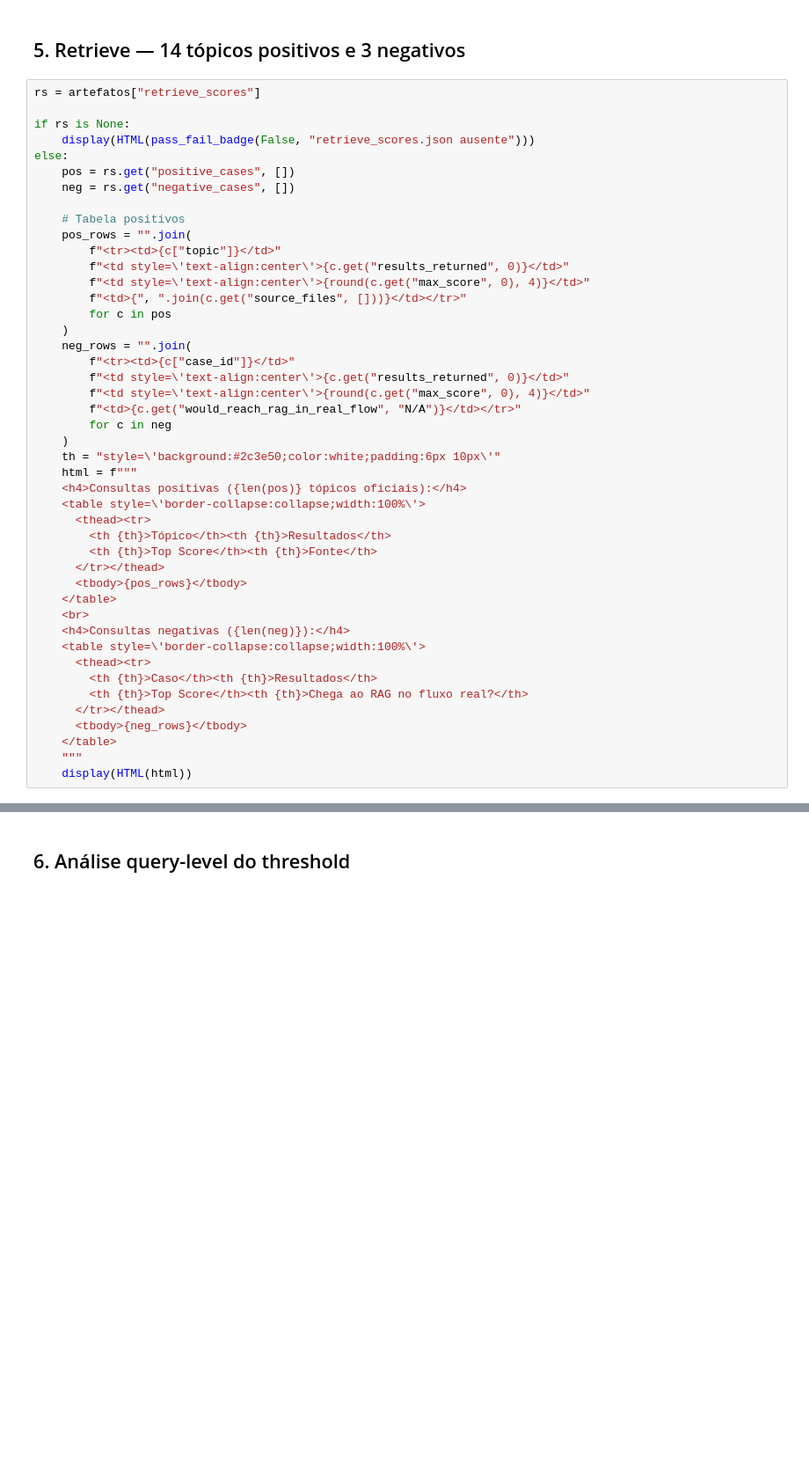
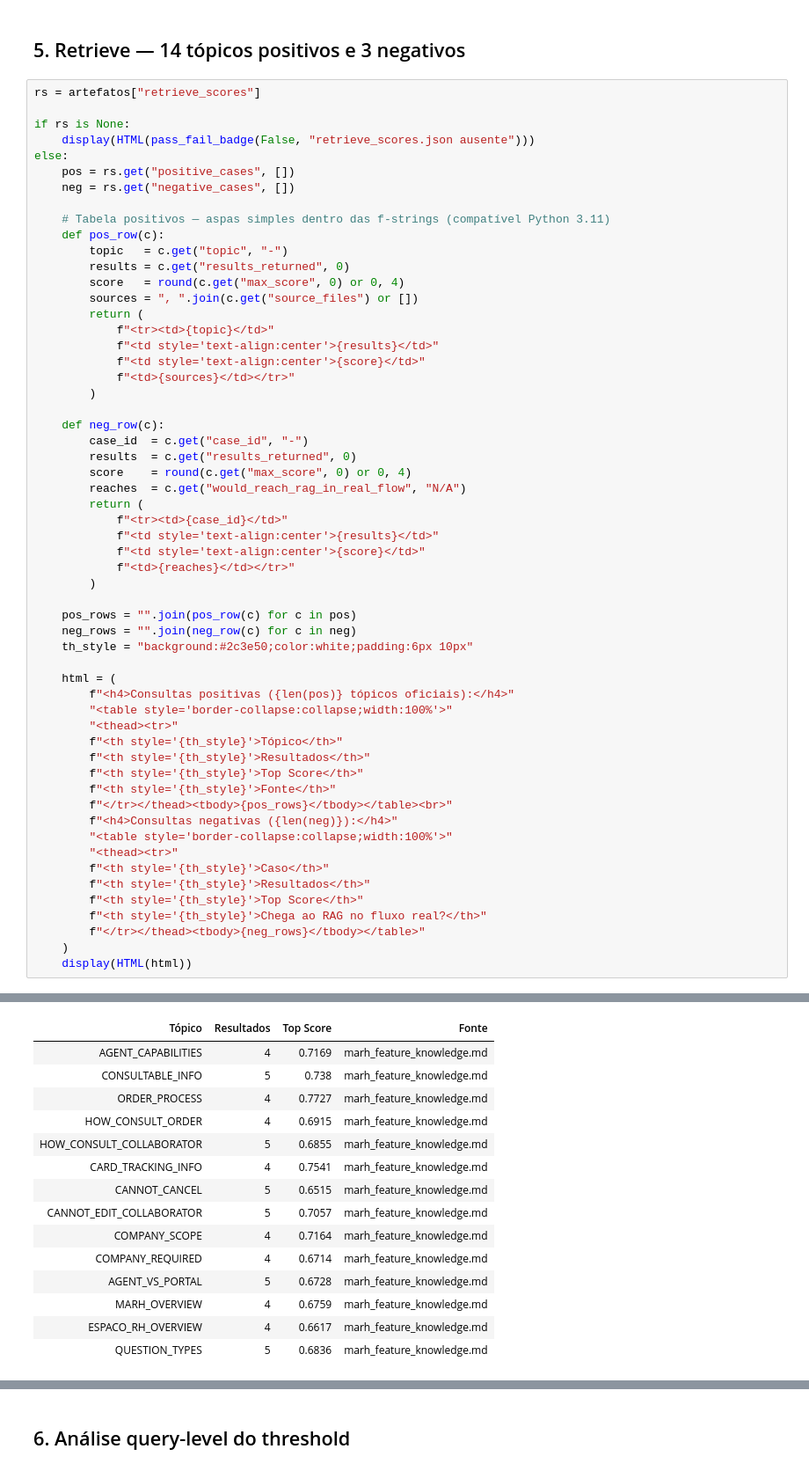
Before and after one commit to lucianarcit/discover_marh, a Jupyter notebook: notebooks/phase3_rag_validation_demo.ipynb, the cells around one changed output, grey strips where cells are left out. Shown at 88% size. Drawn from its saved outputs; the diff is of its cells as text; blank space fills up the shorter version.

```diff
--- a/notebooks/phase3_rag_validation_demo.ipynb
+++ b/notebooks/phase3_rag_validation_demo.ipynb
@@ -205,39 +260,52 @@ else:
     pos = rs.get("positive_cases", [])
     neg = rs.get("negative_cases", [])
 
-    # Tabela positivos
-    pos_rows = "".join(
-        f"<tr><td>{c["topic"]}</td>"
-        f"<td style=\'text-align:center\'>{c.get("results_returned", 0)}</td>"
-        f"<td style=\'text-align:center\'>{round(c.get("max_score", 0), 4)}</td>"
-        f"<td>{", ".join(c.get("source_files", []))}</td></tr>"
-        for c in pos
+    # Tabela positivos — aspas simples dentro das f-strings (compatível Python 3.11)
+    def pos_row(c):
+        topic   = c.get("topic", "-")
+        results = c.get("results_returned", 0)
+        score   = round(c.get("max_score", 0) or 0, 4)
+        sources = ", ".join(c.get("source_files") or [])
+        return (
+            f"<tr><td>{topic}</td>"
+            f"<td style='text-align:center'>{results}</td>"
+            f"<td style='text-align:center'>{score}</td>"
+            f"<td>{sources}</td></tr>"
+        )
+
+    def neg_row(c):
+        case_id  = c.get("case_id", "-")
+        results  = c.get("results_returned", 0)
+        score    = round(c.get("max_score", 0) or 0, 4)
+        reaches  = c.get("would_reach_rag_in_real_flow", "N/A")
+        return (
+            f"<tr><td>{case_id}</td>"
+            f"<td style='text-align:center'>{results}</td>"
+            f"<td style='text-align:center'>{score}</td>"
+            f"<td>{reaches}</td></tr>"
+        )
+
+    pos_rows = "".join(pos_row(c) for c in pos)
+    neg_rows = "".join(neg_row(c) for c in neg)
+    th_style = "background:#2c3e50;color:white;padding:6px 10px"
+
+    html = (
+        f"<h4>Consultas positivas ({len(pos)} tópicos oficiais):</h4>"
+        "<table style='border-collapse:collapse;width:100%'>"
+        "<thead><tr>"
+        f"<th style='{th_style}'>Tópico</th>"
+        f"<th style='{th_style}'>Resultados</th>"
+        f"<th style='{th_style}'>Top Score</th>"
+        f"<th style='{th_style}'>Fonte</th>"
+        f"</tr></thead><tbody>{pos_rows}</tbody></table><br>"
+        f"<h4>Consultas negativas ({len(neg)}):</h4>"
+        "<table style='border-collapse:collapse;width:100%'>"
+        "<thead><tr>"
+        f"<th style='{th_style}'>Caso</th>"
+        f"<th style='{th_style}'>Resultados</th>"
+        f"<th style='{th_style}'>Top Score</th>"
+        f"<th style='{th_style}'>Chega ao RAG no fluxo real?</th>"
+        f"</tr></thead><tbody>{neg_rows}</tbody></table>"
     )
-    neg_rows = "".join(
-        f"<tr><td>{c["case_id"]}</td>"
-        f"<td style=\'text-align:center\'>{c.get("results_returned", 0)}</td>"
-        f"<td style=\'text-align:center\'>{round(c.get("max_score", 0), 4)}</td>"
-        f"<td>{c.get("would_reach_rag_in_real_flow", "N/A")}</td></tr>"
-        for c in neg
-    )
-    th = "style=\'background:#2c3e50;color:white;padding:6px 10px\'"
-    html = f"""
-    <h4>Consultas positivas ({len(pos)} tópicos oficiais):</h4>
-    <table style=\'border-collapse:collapse;width:100%\'>
-      <thead><tr>
-        <th {th}>Tópico</th><th {th}>Resultados</th>
-        <th {th}>Top Score</th><th {th}>Fonte</th>
-      </tr></thead>
-      <tbody>{pos_rows}</tbody>
-    </table>
-    <br>
-    <h4>Consultas negativas ({len(neg)}):</h4>
-    <table style=\'border-collapse:collapse;width:100%\'>
-      <thead><tr>
-        <th {th}>Caso</th><th {th}>Resultados</th>
-        <th {th}>Top Score</th><th {th}>Chega ao RAG no fluxo real?</th>
-      </tr></thead>
-      <tbody>{neg_rows}</tbody>
-    </table>
-    """
     display(HTML(html))
+# %% [output]
@@ -243,0 +313,15 @@ else:
+| Tópico | Resultados | Top Score | Fonte |
+| AGENT_CAPABILITIES | 4 | 0.7169 | marh_feature_knowledge.md |
+| CONSULTABLE_INFO | 5 | 0.738 | marh_feature_knowledge.md |
+| ORDER_PROCESS | 4 | 0.7727 | marh_feature_knowledge.md |
+| HOW_CONSULT_ORDER | 4 | 0.6915 | marh_feature_knowledge.md |
+| HOW_CONSULT_COLLABORATOR | 5 | 0.6855 | marh_feature_knowledge.md |
+| CARD_TRACKING_INFO | 4 | 0.7541 | marh_feature_knowledge.md |
+| CANNOT_CANCEL | 5 | 0.6515 | marh_feature_knowledge.md |
+| CANNOT_EDIT_COLLABORATOR | 5 | 0.7057 | marh_feature_knowledge.md |
+| COMPANY_SCOPE | 4 | 0.7164 | marh_feature_knowledge.md |
+| COMPANY_REQUIRED | 4 | 0.6714 | marh_feature_knowledge.md |
+| AGENT_VS_PORTAL | 5 | 0.6728 | marh_feature_knowledge.md |
+| MARH_OVERVIEW | 4 | 0.6759 | marh_feature_knowledge.md |
+| ESPACO_RH_OVERVIEW | 4 | 0.6617 | marh_feature_knowledge.md |
+| QUESTION_TYPES | 5 | 0.6836 | marh_feature_knowledge.md |
```
Also changed, not shown: parts of 10 cells of this notebook, 8 other files.
